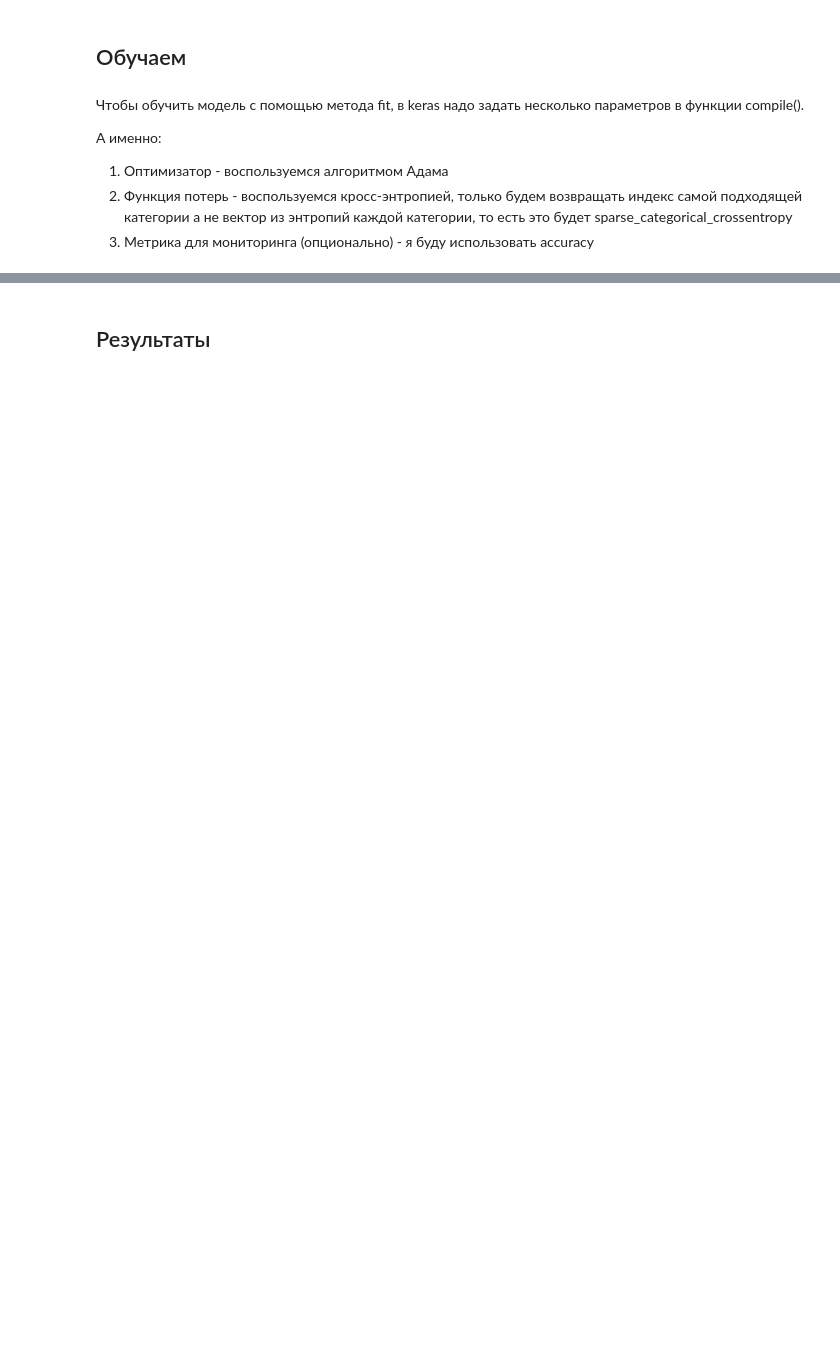
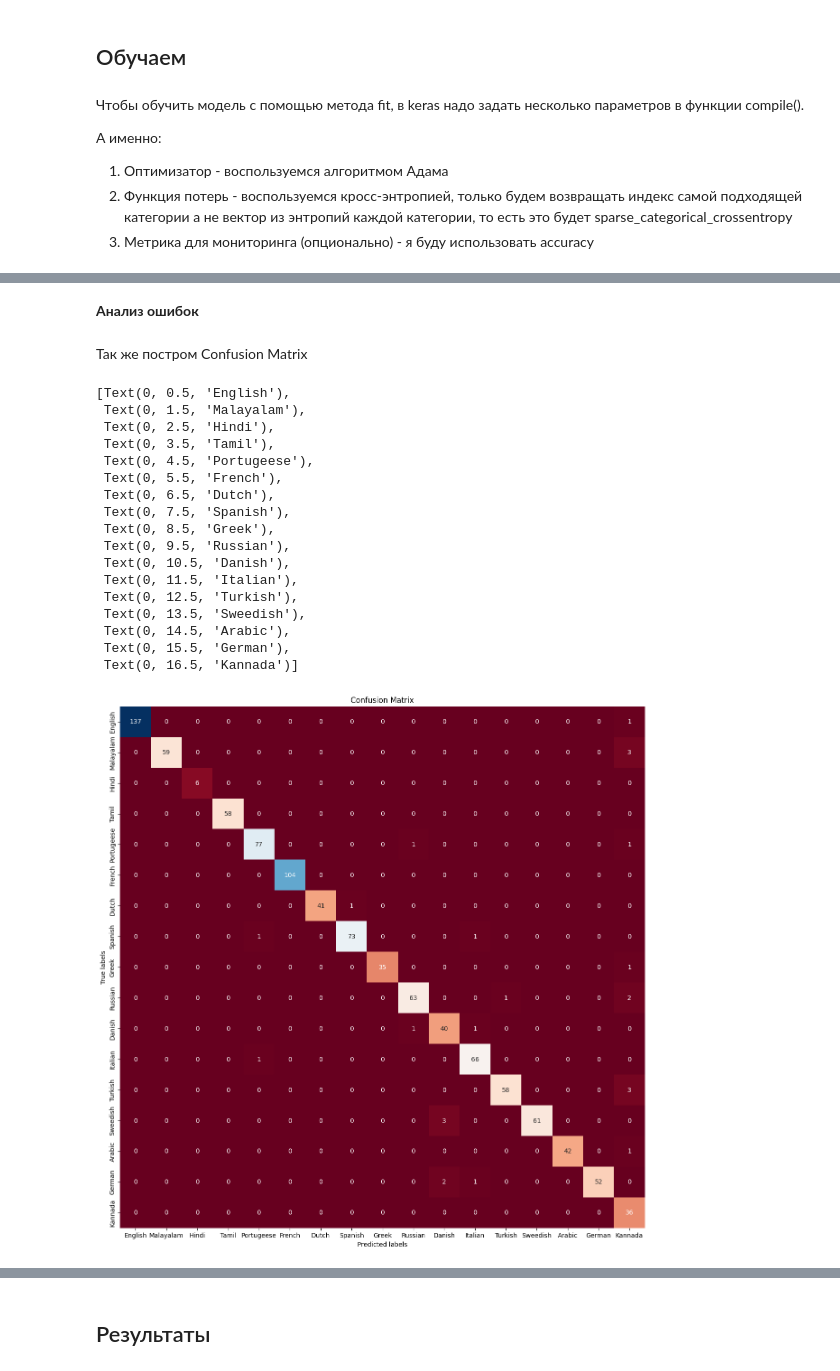
Before and after one commit to vdovetzi/NLP_Language_Detection, a Jupyter notebook: NLP_Project.ipynb, the cells around one changed output, grey strips where cells are left out. Cells and saved outputs as stored; diff of their text form; code cells hidden in the pictures; blank space fills up the shorter version.

```diff
--- a/NLP_Project.ipynb
+++ b/NLP_Project.ipynb
@@ -414,0 +532,2 @@ Epoch 2/2
+# %%
+prediction = model.predict(X_test)
@@ -418,0 +540,5 @@ ac3 = model.evaluate(X_test,y_test)[1]
+# %%
+# хотим построить y_pred для confusion matrix и classification report
+y_pred = []
+for row in prediction:
+  y_pred.append(np.argmax(row))
@@ -422,0 +571,34 @@ Accuracy is  0.9738878011703491
+# %% [markdown]
+**Анализ ошибок**
+# %% [markdown]
+Так же постром Confusion Matrix
+# %%
+cm3 = confusion_matrix(y_test, y_pred)
+# %%
+plt.figure(figsize=(15,15))
+ax= plt.subplot()
+sns.heatmap(cm3, annot=True, fmt='g', ax=ax,cbar=False,cmap='RdBu')
+ax.set_xlabel('Predicted labels')
+ax.set_ylabel('True labels')
+ax.set_title('Confusion Matrix')
+ax.xaxis.set_ticklabels(d.keys())
+ax.yaxis.set_ticklabels(d.keys())
+# %% [output]
+[Text(0, 0.5, 'English'),
+ Text(0, 1.5, 'Malayalam'),
+ Text(0, 2.5, 'Hindi'),
+ Text(0, 3.5, 'Tamil'),
+ Text(0, 4.5, 'Portugeese'),
+ Text(0, 5.5, 'French'),
+ Text(0, 6.5, 'Dutch'),
+ Text(0, 7.5, 'Spanish'),
+ Text(0, 8.5, 'Greek'),
+ Text(0, 9.5, 'Russian'),
+ Text(0, 10.5, 'Danish'),
+ Text(0, 11.5, 'Italian'),
+ Text(0, 12.5, 'Turkish'),
+ Text(0, 13.5, 'Sweedish'),
+ Text(0, 14.5, 'Arabic'),
+ Text(0, 15.5, 'German'),
+ Text(0, 16.5, 'Kannada')]
+[figure, added]
```
Also changed, not shown: parts of 25 cells of this notebook.
